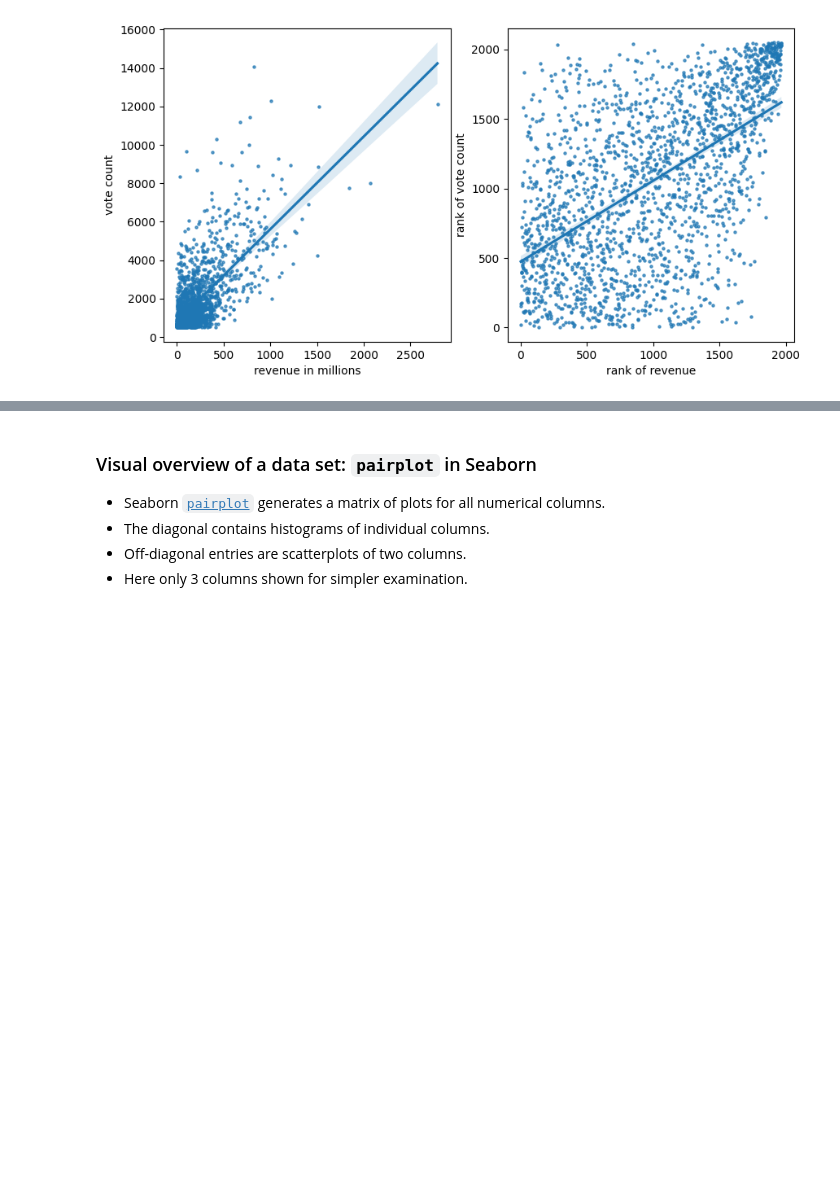
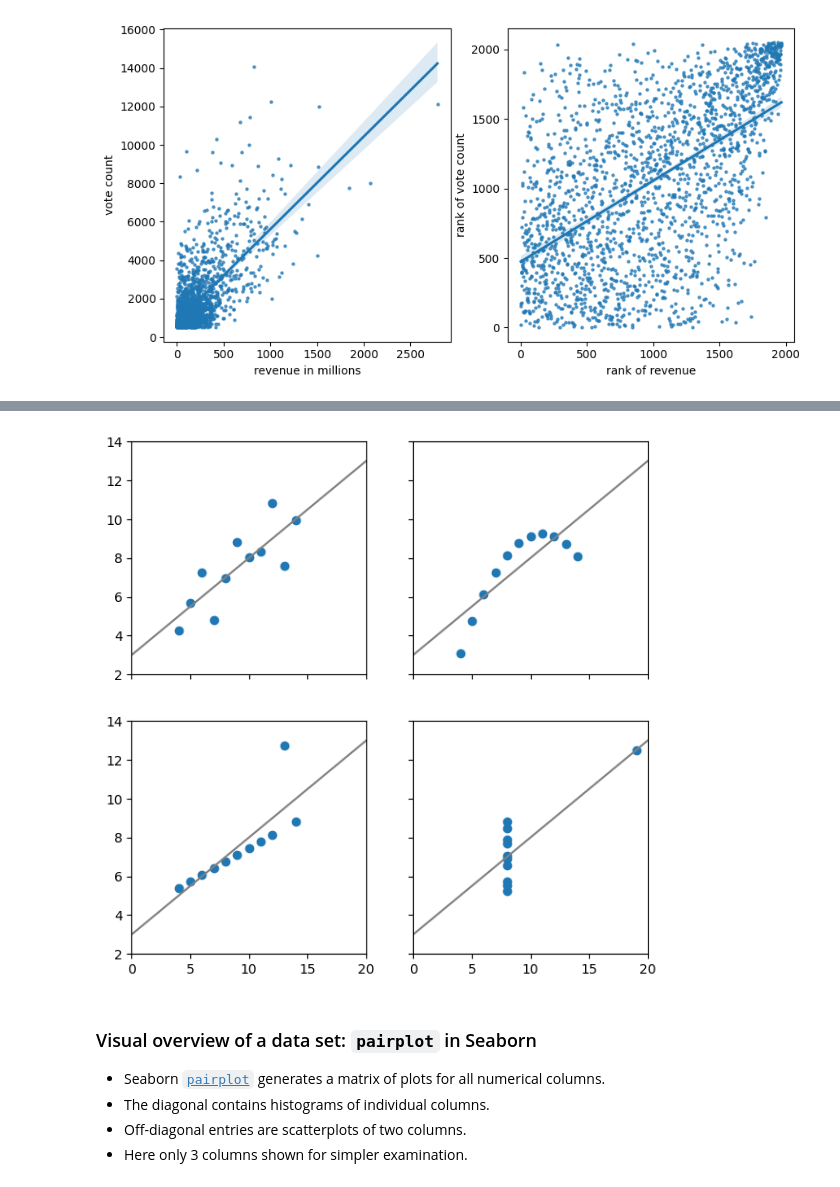
Before and after one commit to bbrejova/viz, a Jupyter notebook: notebooks/L04_Summary_statistics.ipynb, the cells around one changed output, grey strips where cells are left out. Cells and saved outputs as stored; diff of their text form; code cells hidden in the pictures; blank space fills up the shorter version.

```diff
--- a/notebooks/L04_Summary_statistics.ipynb
+++ b/notebooks/L04_Summary_statistics.ipynb
@@ -553,3 +555,24 @@ https://en.wikipedia.org/wiki/Anscombe%27s_quartet
+# %%
+# adapted from https://matplotlib.org/stable/gallery/specialty_plots/anscombe.html
+x = [10, 8, 13, 9, 11, 14, 6, 4, 12, 7, 5]
+y1 = [8.04, 6.95, 7.58, 8.81, 8.33, 9.96, 7.24, 4.26, 10.84, 4.82, 5.68]
+y2 = [9.14, 8.14, 8.74, 8.77, 9.26, 8.10, 6.13, 3.10, 9.13, 7.26, 4.74]
+y3 = [7.46, 6.77, 12.74, 7.11, 7.81, 8.84, 6.08, 5.39, 8.15, 6.42, 5.73]
+x4 = [8, 8, 8, 8, 8, 8, 8, 19, 8, 8, 8]
+y4 = [6.58, 5.76, 7.71, 8.84, 8.47, 7.04, 5.25, 12.50, 5.56, 7.91, 6.89]
+datasets = [(x, y1), (x, y2), (x, y3), (x4, y4)]
+
+figure, axes = plt.subplots(2, 2, sharex=True, sharey=True, figsize=(7, 7))
+axes[0, 0].set(xlim=(0, 20), ylim=(2, 14))
+
+for ax, (x, y) in zip(axes.flat, datasets):
+    ax.plot(x, y, 'o')
+
+    # linear regression
+    slope, intercept = np.polyfit(x, y, deg=1)
+    ax.axline(xy1=(0, intercept), slope=slope, color='gray')
+# %% [output]
+[figure, added]
 # %% [markdown]
 ### Visual overview of a data set: `pairplot` in Seaborn
 
```
Also changed, not shown: parts of 13 cells of this notebook, 1 other file.
